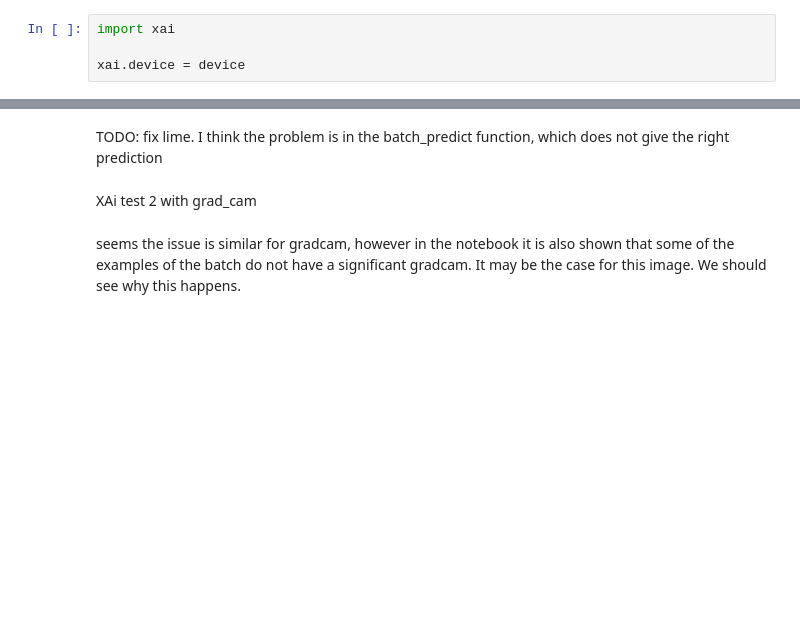
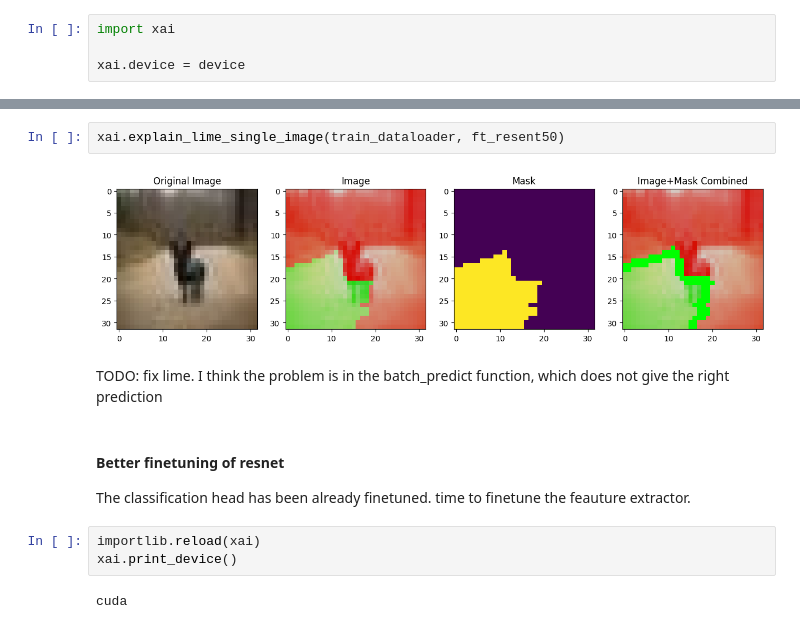
Before and after one commit to AngeloGalav/gauntlet, a Jupyter notebook: playground.ipynb, the cells around one changed output, grey strips where cells are left out. Saved outputs shown, nothing was run; the diff lists cells and outputs as text; blank space fills up the shorter version.

```diff
--- a/playground.ipynb
+++ b/playground.ipynb
@@ -113,6 +90,15 @@ xai.explain_gradcam_single_image(train_dataloader, model.model, [model.model.lay
+# %%
+xai.explain_lime_single_image(train_dataloader, ft_resent50)
+# %% [output]
+[figure, added]
 # %% [markdown]
 TODO: fix lime. I think the problem is in the batch_predict function, which does not give the right prediction
-# %% [markdown]
-XAi test 2 with grad_cam
-# %% [markdown]
-seems the issue is similar for gradcam, however in the notebook it is also shown that some of the examples of the batch do not have a significant gradcam. It may be the case for this image. We should see why this happens.
+# %% [markdown]
+#### Better finetuning of resnet
+The classification head has been already finetuned.
+time to finetune the feauture extractor.
+# %%
+importlib.reload(xai)
+xai.print_device()
+# %% [output]
+cuda
```
Also changed, not shown: parts of 14 cells of this notebook, 3 other files.
